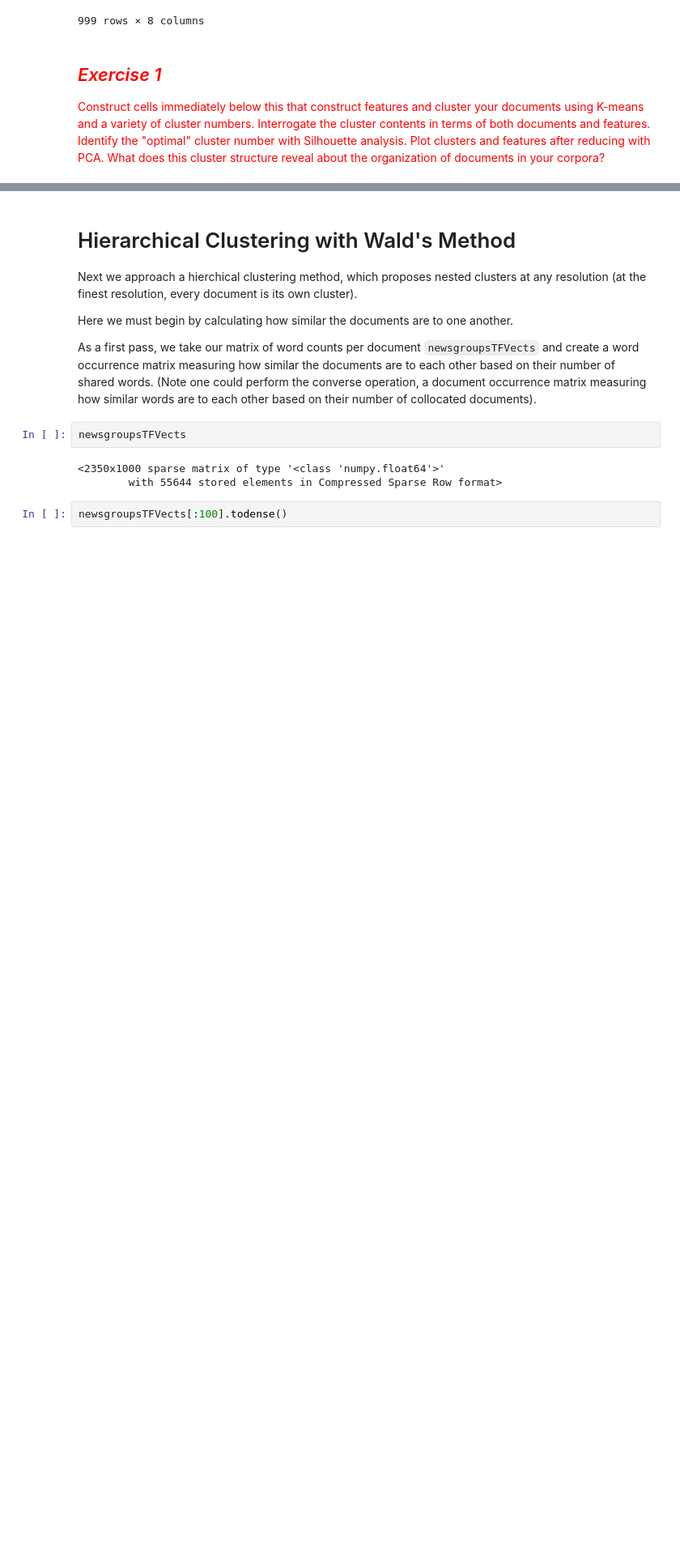
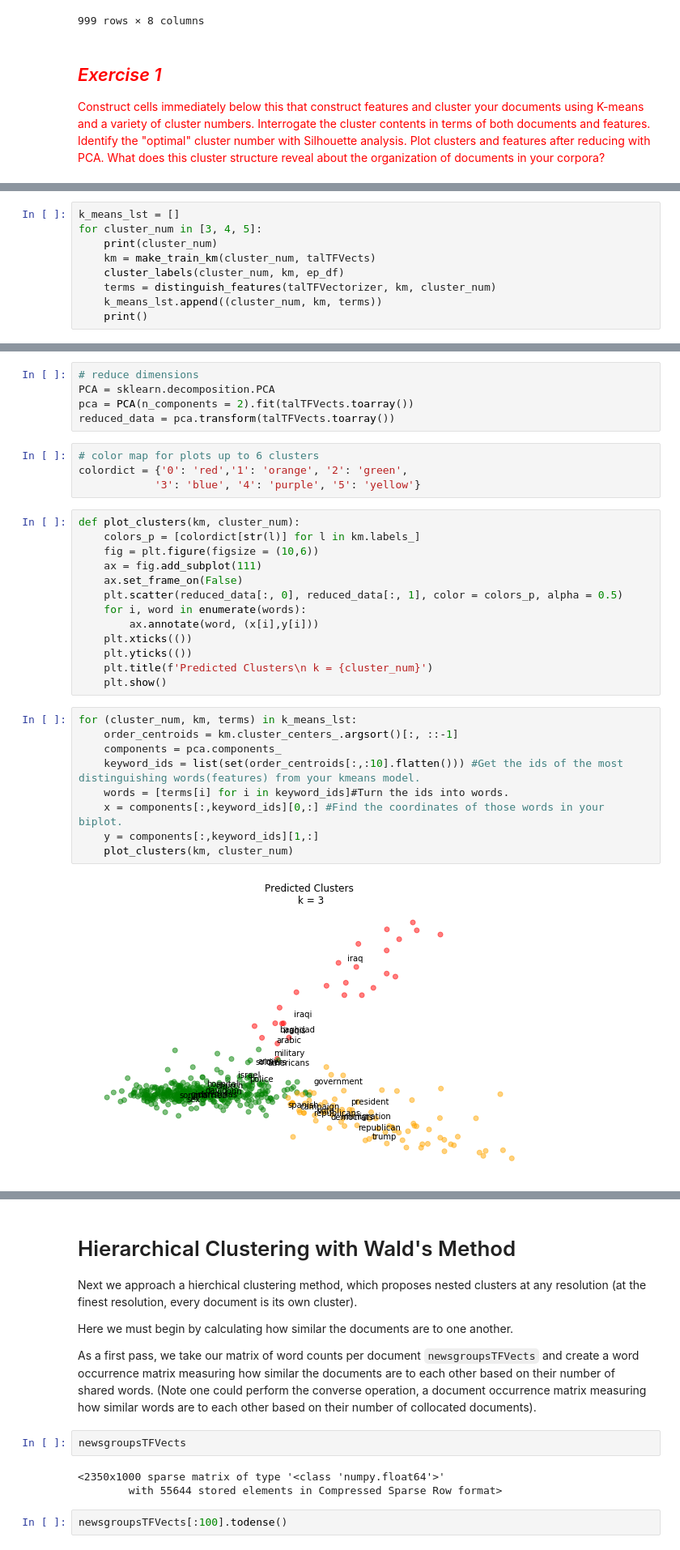
Before and after one commit to katykoenig/Content-Analysis-2020, a Jupyter notebook: week-6/6-Discovering-Patterns-Clusters-and-Topics.ipynb, the cells around one changed output, grey strips where cells are left out. Shown at 81% size. Drawn from its saved outputs; the diff is of its cells as text; blank space fills up the shorter version.

```diff
--- a/week-6/6-Discovering-Patterns-Clusters-and-Topics.ipynb
+++ b/week-6/6-Discovering-Patterns-Clusters-and-Topics.ipynb
@@ -662,0 +781,9 @@ targetDF
+# %%
+k_means_lst = []
+for cluster_num in [3, 4, 5]:
+    print(cluster_num)
+    km = make_train_km(cluster_num, talTFVects)
+    cluster_labels(cluster_num, km, ep_df)
+    terms = distinguish_features(talTFVectorizer, km, cluster_num)
+    k_means_lst.append((cluster_num, km, terms))
+    print()
@@ -662,0 +808,33 @@ targetDF
+# %%
+# reduce dimensions
+PCA = sklearn.decomposition.PCA
+pca = PCA(n_components = 2).fit(talTFVects.toarray())
+reduced_data = pca.transform(talTFVects.toarray())
+# %%
+# color map for plots up to 6 clusters
+colordict = {'0': 'red','1': 'orange', '2': 'green',
+            '3': 'blue', '4': 'purple', '5': 'yellow'}
+# %%
+def plot_clusters(km, cluster_num):
+    colors_p = [colordict[str(l)] for l in km.labels_]
+    fig = plt.figure(figsize = (10,6))
+    ax = fig.add_subplot(111)
+    ax.set_frame_on(False)
+    plt.scatter(reduced_data[:, 0], reduced_data[:, 1], color = colors_p, alpha = 0.5)
+    for i, word in enumerate(words):
+        ax.annotate(word, (x[i],y[i]))
+    plt.xticks(())
+    plt.yticks(())
+    plt.title(f'Predicted Clusters\n k = {cluster_num}')
+    plt.show()
+# %%
+for (cluster_num, km, terms) in k_means_lst:
+    order_centroids = km.cluster_centers_.argsort()[:, ::-1]
+    components = pca.components_
+    keyword_ids = list(set(order_centroids[:,:10].flatten())) #Get the ids of the most distinguishing words(features) from your kmeans model.
+    words = [terms[i] for i in keyword_ids]#Turn the ids into words.
+    x = components[:,keyword_ids][0,:] #Find the coordinates of those words in your biplot.
+    y = components[:,keyword_ids][1,:]
+    plot_clusters(km, cluster_num)
+# %% [output]
+[figure, added]
```
Also changed, not shown: parts of 29 cells of this notebook.
